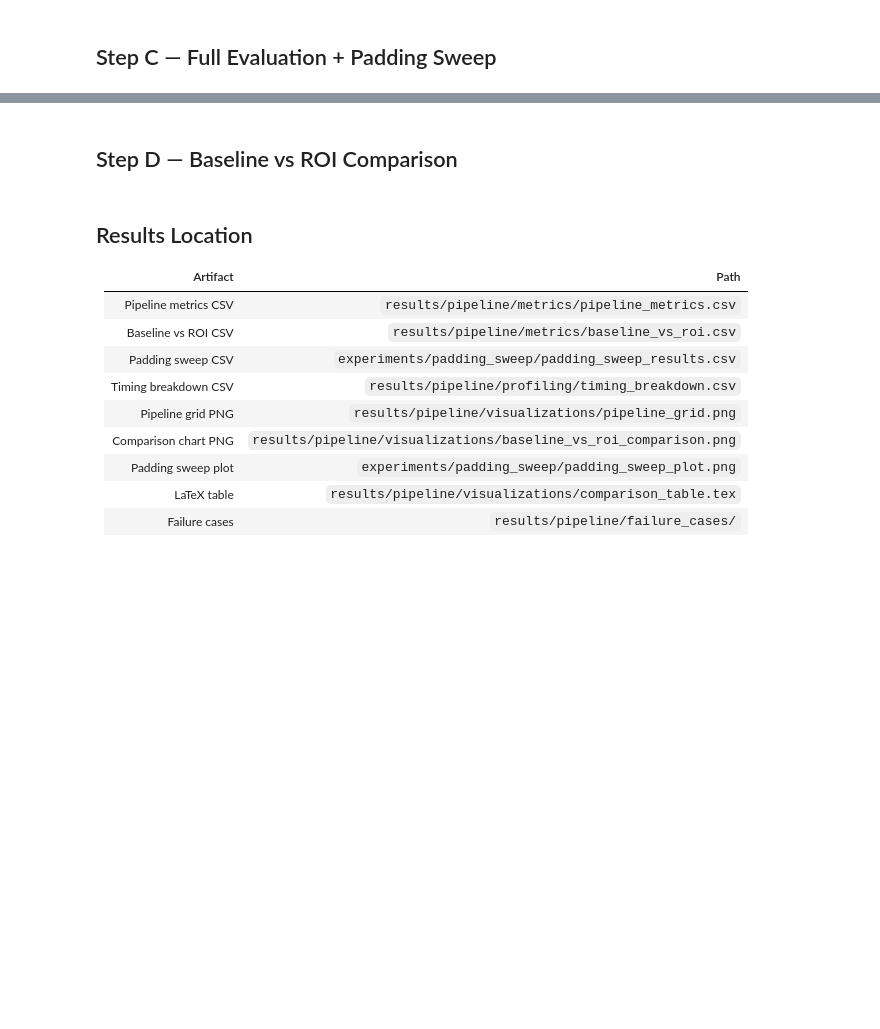
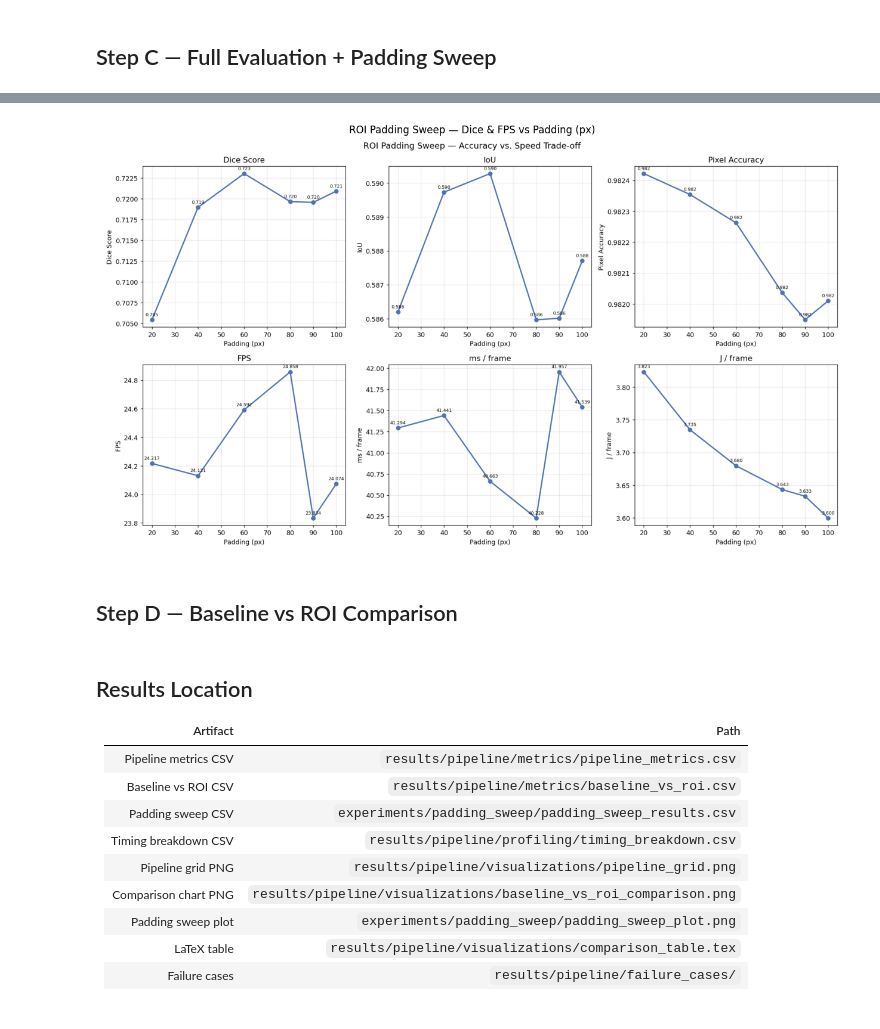
Before and after one commit to Anuradha00Herath/wet-amd-segmentation-edge, a Jupyter notebook: notebooks/phase3_roi_pipeline.ipynb, the cells around one changed output, grey strips where cells are left out. Drawn from its saved outputs; the diff is of its cells as text; code cells hidden in the pictures; blank space fills up the shorter version.

```diff
--- a/notebooks/phase3_roi_pipeline.ipynb
+++ b/notebooks/phase3_roi_pipeline.ipynb
@@ -135,10 +256,11 @@ print(df_sweep.to_string(index=False, float_format='%.4f'))
 # %%
-# ── 10. Show padding sweep plot ──────────────────────────────────────────────
-import matplotlib.pyplot as plt
+# ── Show padding sweep plot ──────────────────────────────────────────────────
 img = plt.imread('experiments/padding_sweep/padding_sweep_plot.png')
 plt.figure(figsize=(16, 9))
 plt.imshow(img); plt.axis('off')
-plt.title('ROI Padding Sweep'); plt.show()
+plt.title('ROI Padding Sweep — Dice & FPS vs Padding (px)'); plt.show()
+# %% [output]
+[figure, added]
 # %% [markdown]
 ## Step D — Baseline vs ROI Comparison
 # %%
```
Also changed, not shown: parts of 15 cells of this notebook.
